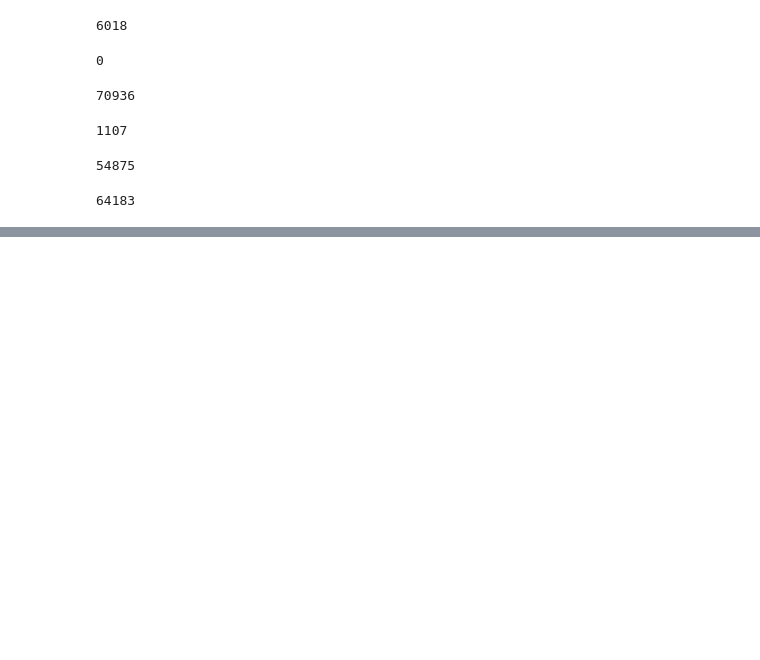
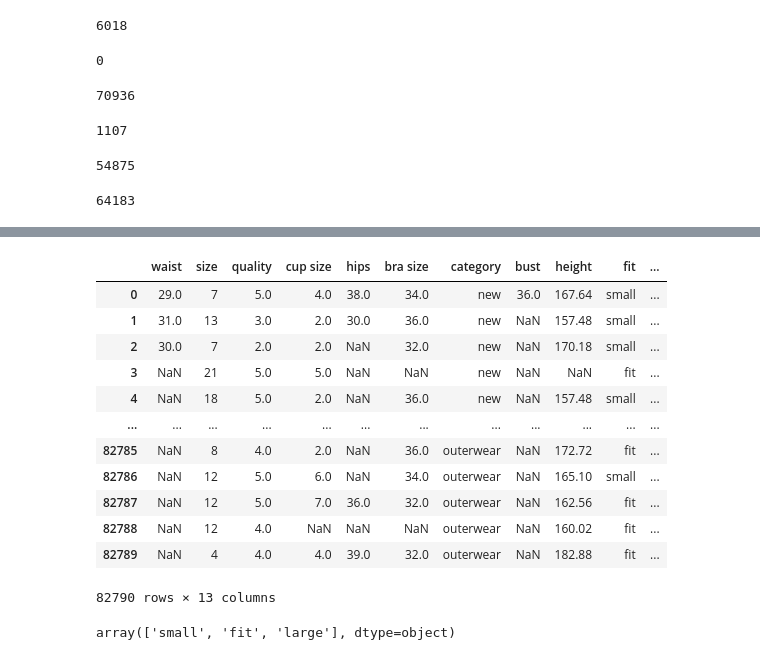
Before and after one commit to QuanlingZhao/CSE258Assignment2, a Jupyter notebook: preprocessing.ipynb, the cells around one changed output, grey strips where cells are left out. Saved outputs shown, nothing was run; the diff lists cells and outputs as text; code cells hidden in the pictures; blank space fills up the shorter version.

```diff
--- a/preprocessing.ipynb
+++ b/preprocessing.ipynb
@@ -124,0 +156,33 @@ body_type_one_hot = pd.get_dummies(raw['body type'])
+# %%
+def transform_height(x):
+    if not isinstance(x,str):
+        return x
+    x = x.split(' ')
+    feet = int(x[0][:-2])
+    if len(x) == 2:
+        inch = int(x[1][:-2])
+    else:
+        inch = 0
+    cm = (30.48 * feet) + (2.54 * inch)
+    return cm
+# %%
+raw['height'] = raw['height'].apply(transform_height)
+raw
+# %% [output]
+|  | waist | size | quality | cup size | hips | bra size | category | bust | height | fit | ... |
+| 0 | 29.0 | 7 | 5.0 | 4.0 | 38.0 | 34.0 | new | 36.0 | 167.64 | small | ... |
+| 1 | 31.0 | 13 | 3.0 | 2.0 | 30.0 | 36.0 | new | NaN | 157.48 | small | ... |
+| 2 | 30.0 | 7 | 2.0 | 2.0 | NaN | 32.0 | new | NaN | 170.18 | small | ... |
+| 3 | NaN | 21 | 5.0 | 5.0 | NaN | NaN | new | NaN | NaN | fit | ... |
+| 4 | NaN | 18 | 5.0 | 2.0 | NaN | 36.0 | new | NaN | 157.48 | small | ... |
+| ... | ... | ... | ... | ... | ... | ... | ... | ... | ... | ... | ... |
+| 82785 | NaN | 8 | 4.0 | 2.0 | NaN | 36.0 | outerwear | NaN | 172.72 | fit | ... |
+| 82786 | NaN | 12 | 5.0 | 6.0 | NaN | 34.0 | outerwear | NaN | 165.10 | small | ... |
+| 82787 | NaN | 12 | 5.0 | 7.0 | 36.0 | 32.0 | outerwear | NaN | 162.56 | fit | ... |
+| 82788 | NaN | 12 | 4.0 | NaN | NaN | NaN | outerwear | NaN | 160.02 | fit | ... |
+| 82789 | NaN | 4 | 4.0 | 4.0 | 39.0 | 32.0 | outerwear | NaN | 182.88 | fit | ... |
+82790 rows × 13 columns
+# %%
+raw['fit'].unique()
+# %% [output]
+array(['small', 'fit', 'large'], dtype=object)
```
Also changed, not shown: parts of 24 cells of this notebook, 3 other files.
